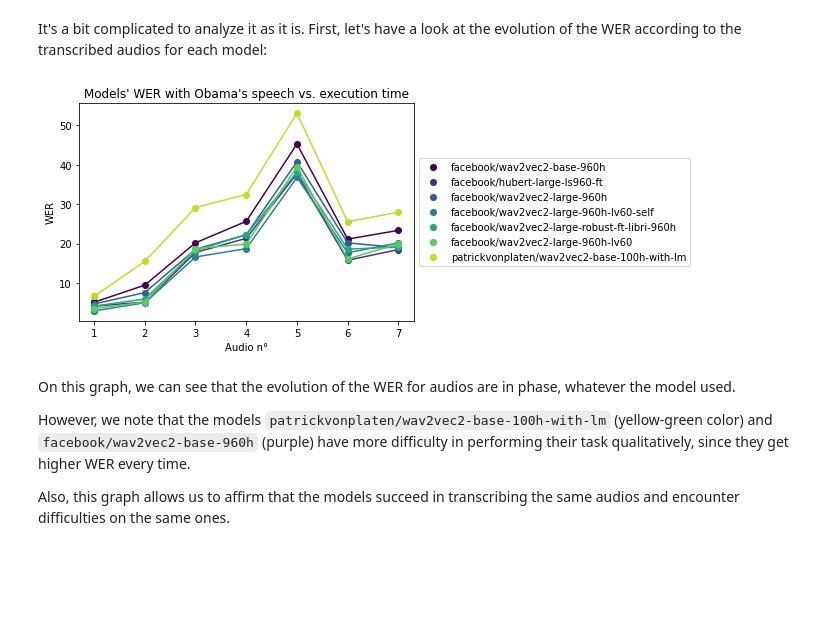
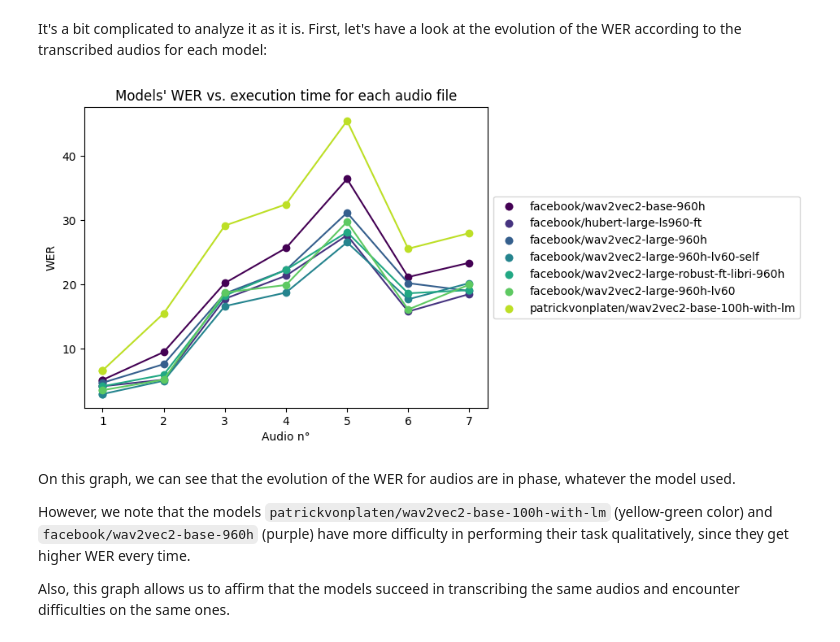
Before and after one commit to ovh/ai-training-examples, a Jupyter notebook: notebooks/natural-language-processing/speech-to-text/miniconda/compare-models/speech-to-text-compare-models.ipynb, the cells around one changed output. Drawn from its saved outputs; the diff is of its cells as text; code cells hidden in the pictures; blank space fills up the shorter version.

Commit message:
speech to text - small fixes

```diff
--- a/notebooks/natural-language-processing/speech-to-text/miniconda/compare-models/speech-to-text-compare-models.ipynb
+++ b/notebooks/natural-language-processing/speech-to-text/miniconda/compare-models/speech-to-text-compare-models.ipynb
@@ -73,7 +73,7 @@ def transcribe_audio_part(models_list, execution_times_list, transcripts_list, f
 
     try:
         new_audio = myaudio[sub_start:sub_end]  # Works in milliseconds
-        path = "/workspace/audio_chunks/" + filename[:-3] + str(index) + ".mp3"
+        path = "/workspace/audio_chunks/" + filename[:-3] + str(index) + ".wav"
         new_audio.export(path)  # Exports to a mp3 file in the current path.
 
         # Load audio file with librosa, set sound rate to 16000 Hz because the model we use was trained on 16000 Hz data.
@@ -83,7 +83,7 @@ def transcribe_audio_part(models_list, execution_times_list, transcripts_list, f
             start_time = time.time()
             with torch.no_grad():
                 # return PyTorch torch.Tensor instead of a list of python integers thanks to return_tensors = ‘pt’
-                input_values = models_list[model_counter][1](input_audio, return_tensors="pt").to(device).input_values
+                input_values = models_list[model_counter][1](input_audio, sampling_rate=16000, return_tensors="pt").to(device).input_values
 
                 # Get logits from the data structure containing all the information returned by the model and get our prediction
                 logits = models_list[model_counter][0].to(device)(input_values).logits
@@ -834,35 +834,35 @@ for i,c in enumerate(colorlist):
     y2 = df['WER2'][i]
 
     x3=3
     y3 = df['WER3'][i]
 
     x4=4
     y4 = df['WER4'][i]
 
     x5=5
     y5 = df['WER5'][i]
 
     x6=6
     y6 = df['WER6'][i]
 
     x7=7
     y7 = df['WER7'][i]
 
     plt.plot([x,x2,x3,x4,x5,x6,x7], [y,y2,y3,y4,y5,y6,y7], marker = 'o', c=c)
 
     # legend
     ax.scatter(x, y, label=l, s=50, linewidth=0.1, c=c)
 
 
 # Display the legend on the right of the current axis
 ax.legend(loc='center left', bbox_to_anchor=(1, 0.5))
 
-plt.title("Models' WER with Obama's speech vs. execution time")
+plt.title("Models' WER vs. execution time for each audio file")
 plt.xlabel("Audio n°")
 plt.ylabel("WER")
 plt.show()
 # %% [output]
-[figure, old version]
+[figure, new version]
 # %% [markdown]
 On this graph, we can see that the evolution of the WER for audios are in phase, whatever the model used.
 
```
Also changed, not shown: parts of 9 cells of this notebook, 4 other files.
